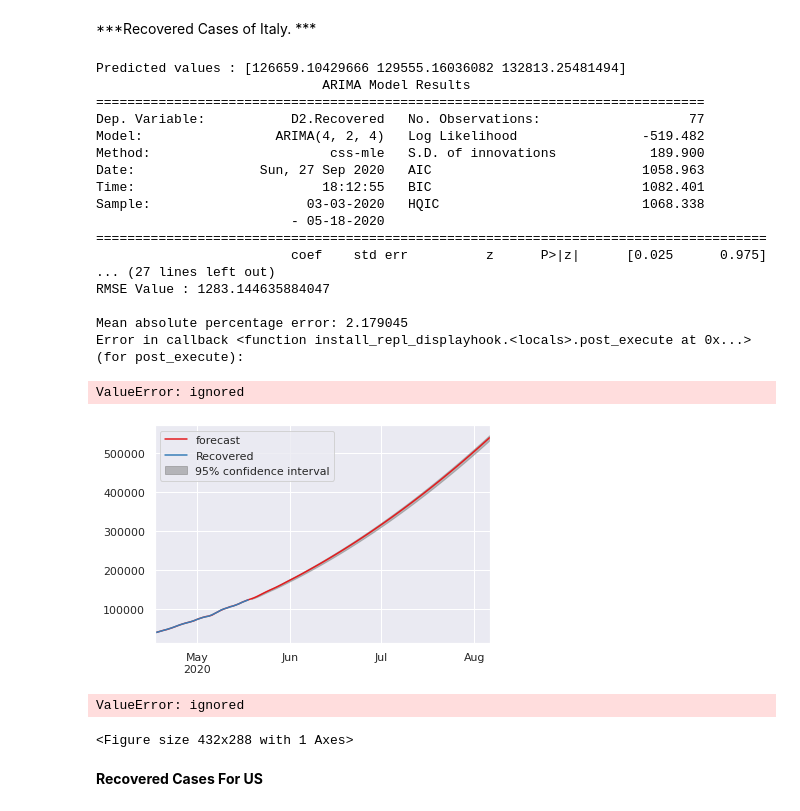
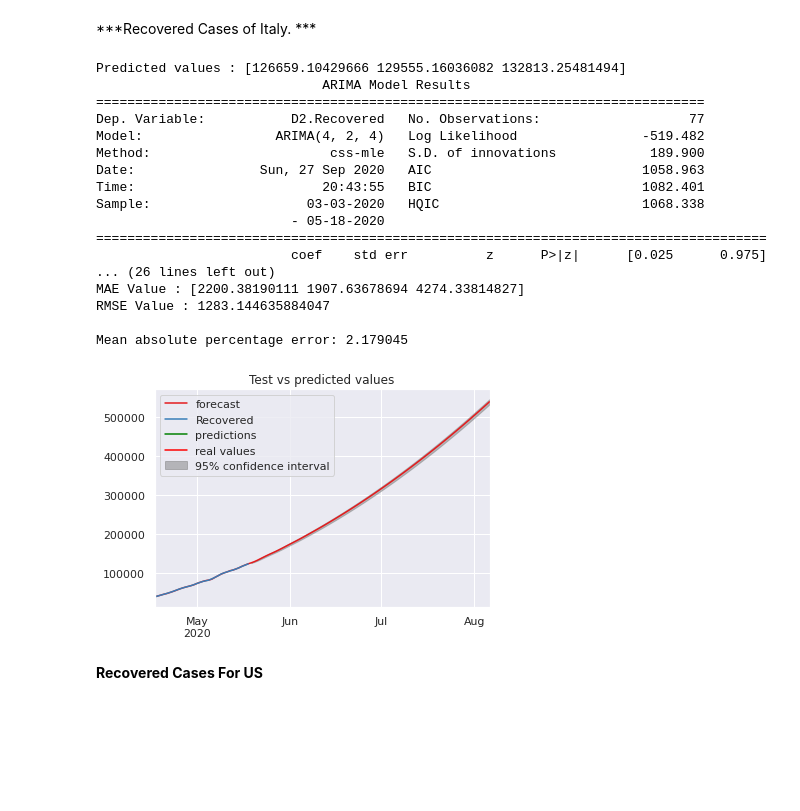
Before and after one commit to upender-sg/COVID19---Forecasting, a Jupyter notebook: Final_Evaluation_Recovered_ARIMA_Implementation_Top10_countries.ipynb, the cells around one changed output. Saved outputs shown, nothing was run; the diff lists cells and outputs as text; code cells hidden in the pictures; blank space fills up the shorter version.

```diff
--- a/Final_Evaluation_Recovered_ARIMA_Implementation_Top10_countries.ipynb
+++ b/Final_Evaluation_Recovered_ARIMA_Implementation_Top10_countries.ipynb
@@ -194,7 +194,7 @@ def arima(CDR,test):
     prediction=result.forecast(steps=len(test))[0]
 
     #Plotting results
-    f,ax=plt.subplots()
+    #f,ax=plt.subplots()
     plt.plot(prediction,c='green', label= 'predictions')
     plt.plot(test, c='red',label='real values')
     plt.legend()
@@ -281,7 +278,7 @@ def arima(CDR,test):
     prediction=result.forecast(steps=len(test))[0]
 
     #Plotting results
-    f,ax=plt.subplots()
+    #f,ax=plt.subplots()
     plt.plot(prediction,c='green', label= 'predictions')
     plt.plot(test, c='red',label='real values')
     plt.legend()
@@ -292,40 +289,37 @@ def arima(CDR,test):
     #Printing the error metrics
     print(result.summary())
 
 
     print('Error Values')
     print('Mean Value :', test.mean())
     print('MAE Value :', meanabs(test,prediction))
     print('RMSE Value :', np.sqrt(mean_squared_error(test,prediction)))
     print('\nMean absolute percentage error: %f'%mape(test,prediction))
     return (prediction)
 
 
 
 train,test=split(Itest)
 prediction=arima(train,test)
 # %% [output]
 Predicted values : [126659.10429666 129555.16036082 132813.25481494]
                              ARIMA Model Results
 ==============================================================================
 Dep. Variable:           D2.Recovered   No. Observations:                   77
 Model:                 ARIMA(4, 2, 4)   Log Likelihood                -519.482
 Method:                       css-mle   S.D. of innovations            189.900
 Date:                Sun, 27 Sep 2020   AIC                           1058.963
-Time:                        18:12:55   BIC                           1082.401
+Time:                        20:43:55   BIC                           1082.401
 Sample:                    03-03-2020   HQIC                          1068.338
                          - 05-18-2020
 ======================================================================================
                          coef    std err          z      P>|z|      [0.025      0.975]
-... (27 lines left out)
+... (26 lines left out)
+MAE Value : [2200.38190111 1907.63678694 4274.33814827]
 RMSE Value : 1283.144635884047
 
 Mean absolute percentage error: 2.179045
-Error in callback <function install_repl_displayhook.<locals>.post_execute at 0x...> (for post_execute):
-ValueError: ignored
-[figure, old version]
+[figure, new version]
-ValueError: ignored
-<Figure size 432x288 with 1 Axes>
 # %% [markdown]
 **Recovered Cases For US**
 # %%
```
Also changed, not shown: parts of 9 cells of this notebook.
